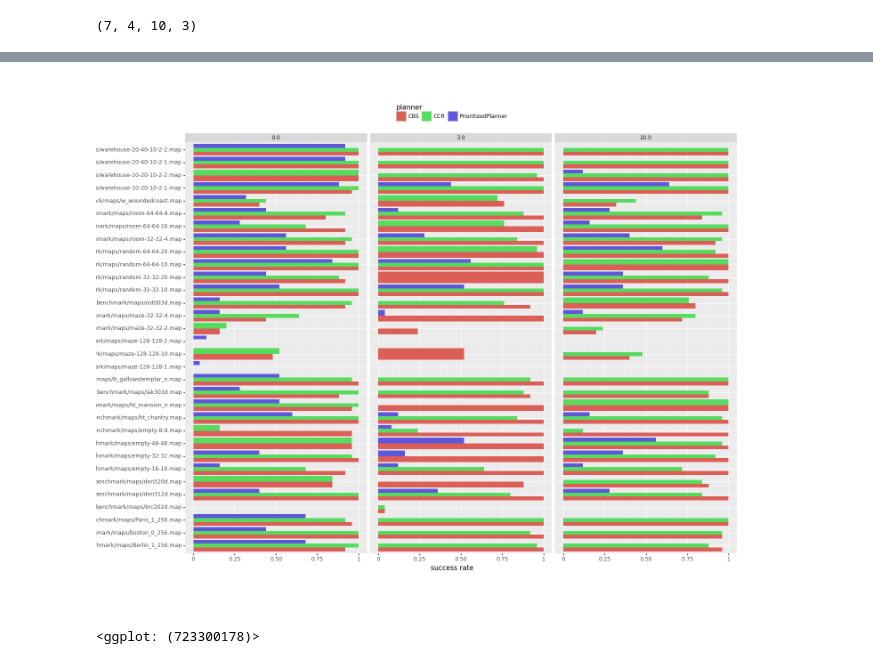
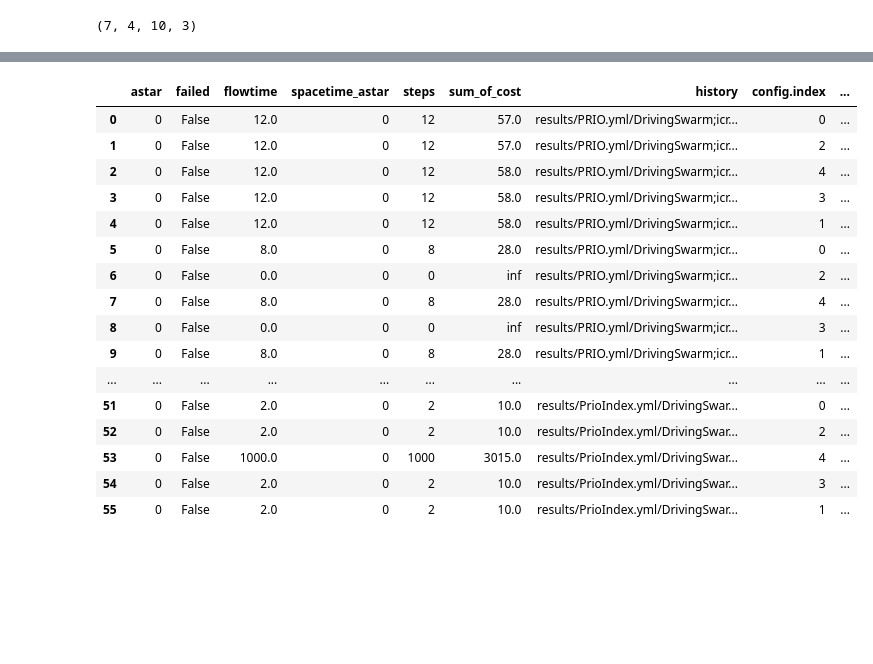
Before and after one commit to ovgu-FINken/polygonal_roadmaps, a Jupyter notebook: Pathfinding.ipynb, the cells around one changed output, grey strips where cells are left out. Saved outputs shown, nothing was run; the diff lists cells and outputs as text; code cells hidden in the pictures; blank space fills up the shorter version.

```diff
--- a/Pathfinding.ipynb
+++ b/Pathfinding.ipynb
@@ -357,5 +105,23 @@ ggplot(df_maps.loc[df_maps.social_reward.eq(0)& df_maps.anti_social_punishment.e
-# %%
-ggplot(df_maps.loc[df_maps.social_reward.eq(0)& df_maps.anti_social_punishment.eq(0)], aes(x="map_file", y="success rate", fill="planner")) + geom_col(position="dodge")  + coord_flip() + facet_wrap(["horizon"]) + theme(figure_size=(16,12), legend_position="top")
-# %% [output]
-[figure, removed]
-<ggplot: (723300178)>
+# %%
+from polygonal_roadmaps.cli import aggregate_results
+
+df = aggregate_results("results")
+df
+# %% [output]
+|  | astar | failed | flowtime | spacetime_astar | steps | sum_of_cost | history | config.index | ... |
+| 0 | 0 | False | 12.0 | 0 | 12 | 57.0 | results/PRIO.yml/DrivingSwarm;icr... | 0 | ... |
+| 1 | 0 | False | 12.0 | 0 | 12 | 57.0 | results/PRIO.yml/DrivingSwarm;icr... | 2 | ... |
+| 2 | 0 | False | 12.0 | 0 | 12 | 58.0 | results/PRIO.yml/DrivingSwarm;icr... | 4 | ... |
+| 3 | 0 | False | 12.0 | 0 | 12 | 58.0 | results/PRIO.yml/DrivingSwarm;icr... | 3 | ... |
+| 4 | 0 | False | 12.0 | 0 | 12 | 58.0 | results/PRIO.yml/DrivingSwarm;icr... | 1 | ... |
+| 5 | 0 | False | 8.0 | 0 | 8 | 28.0 | results/PRIO.yml/DrivingSwarm;icr... | 0 | ... |
+| 6 | 0 | False | 0.0 | 0 | 0 | inf | results/PRIO.yml/DrivingSwarm;icr... | 2 | ... |
+| 7 | 0 | False | 8.0 | 0 | 8 | 28.0 | results/PRIO.yml/DrivingSwarm;icr... | 4 | ... |
+| 8 | 0 | False | 0.0 | 0 | 0 | inf | results/PRIO.yml/DrivingSwarm;icr... | 3 | ... |
+| 9 | 0 | False | 8.0 | 0 | 8 | 28.0 | results/PRIO.yml/DrivingSwarm;icr... | 1 | ... |
+| ... | ... | ... | ... | ... | ... | ... | ... | ... | ... |
+| 51 | 0 | False | 2.0 | 0 | 2 | 10.0 | results/PrioIndex.yml/DrivingSwar... | 0 | ... |
+| 52 | 0 | False | 2.0 | 0 | 2 | 10.0 | results/PrioIndex.yml/DrivingSwar... | 2 | ... |
+| 53 | 0 | False | 1000.0 | 0 | 1000 | 3015.0 | results/PrioIndex.yml/DrivingSwar... | 4 | ... |
+| 54 | 0 | False | 2.0 | 0 | 2 | 10.0 | results/PrioIndex.yml/DrivingSwar... | 3 | ... |
+| 55 | 0 | False | 2.0 | 0 | 2 | 10.0 | results/PrioIndex.yml/DrivingSwar... | 1 | ... |
```
Also changed, not shown: parts of 43 cells of this notebook, 2 other files.
